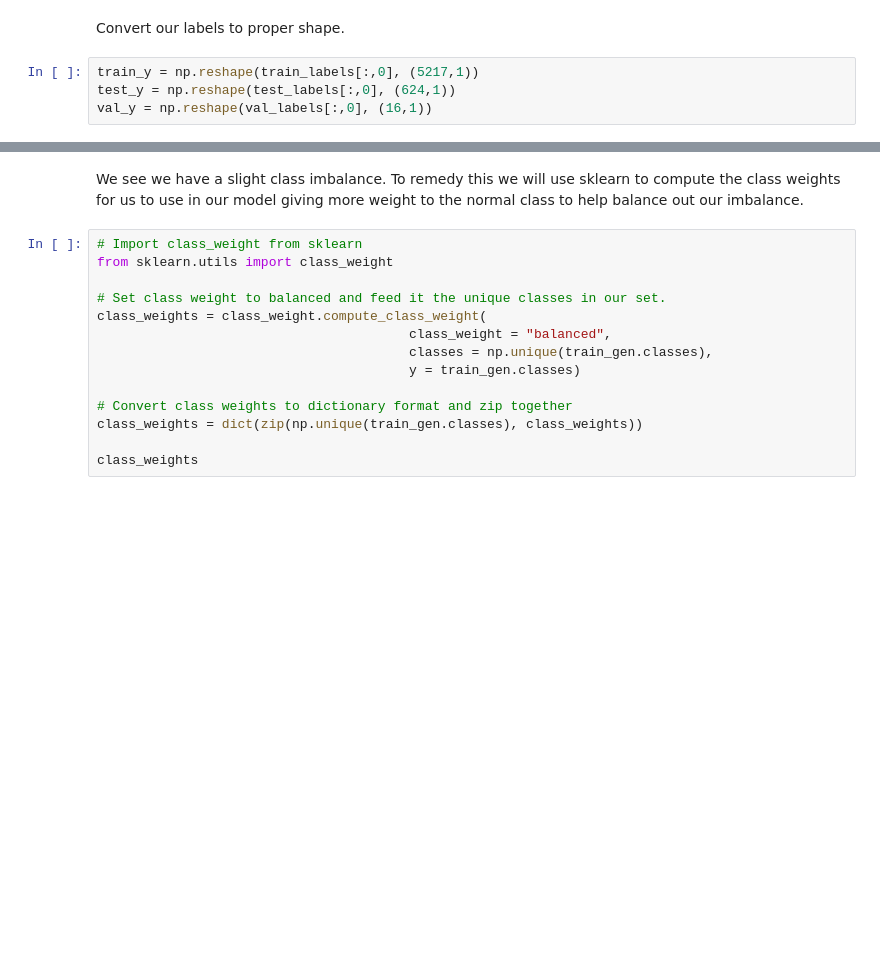
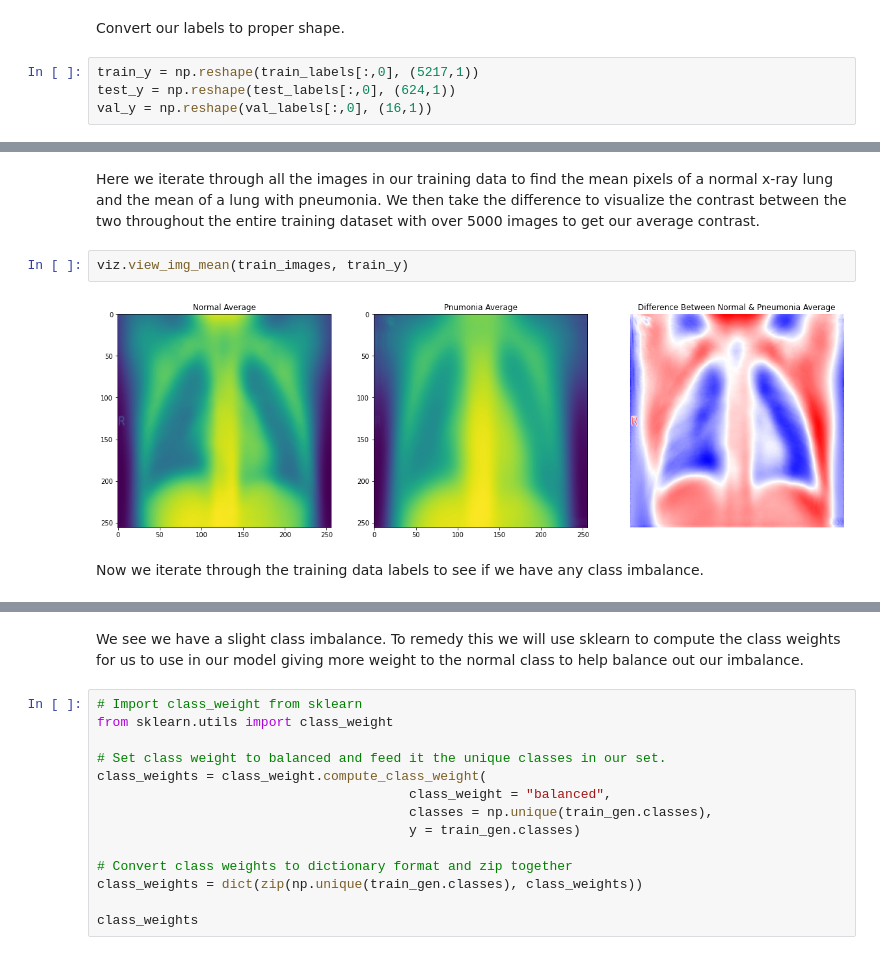
Before and after one commit to 281clo/X-Ray-Pneumonia-Classification, a Jupyter notebook: Final_Notebook.ipynb, the cells around one changed output, grey strips where cells are left out. Drawn from its saved outputs; the diff is of its cells as text; blank space fills up the shorter version.

Commit message:
add EDA average, fixed deployment

```diff
--- a/Final_Notebook.ipynb
+++ b/Final_Notebook.ipynb
@@ -123,3 +125,11 @@ viz.preview_img(train_images, train_y)
+# %% [markdown]
+Here we iterate through all the images in our training data to find the mean pixels of a normal x-ray lung and the mean of a lung with pneumonia. We then take the difference to visualize the contrast between the two throughout the entire training dataset with over 5000 images to get our average contrast.
+# %%
+viz.view_img_mean(train_images, train_y)
+# %% [output]
+[figure, added]
+# %% [markdown]
+Now we iterate through the training data labels to see if we have any class imbalance.
 # %%
 viz.class_inbalance(train_labels)
 # %% [output]
```
Also changed, not shown: parts of 19 cells of this notebook, 9 other files.
